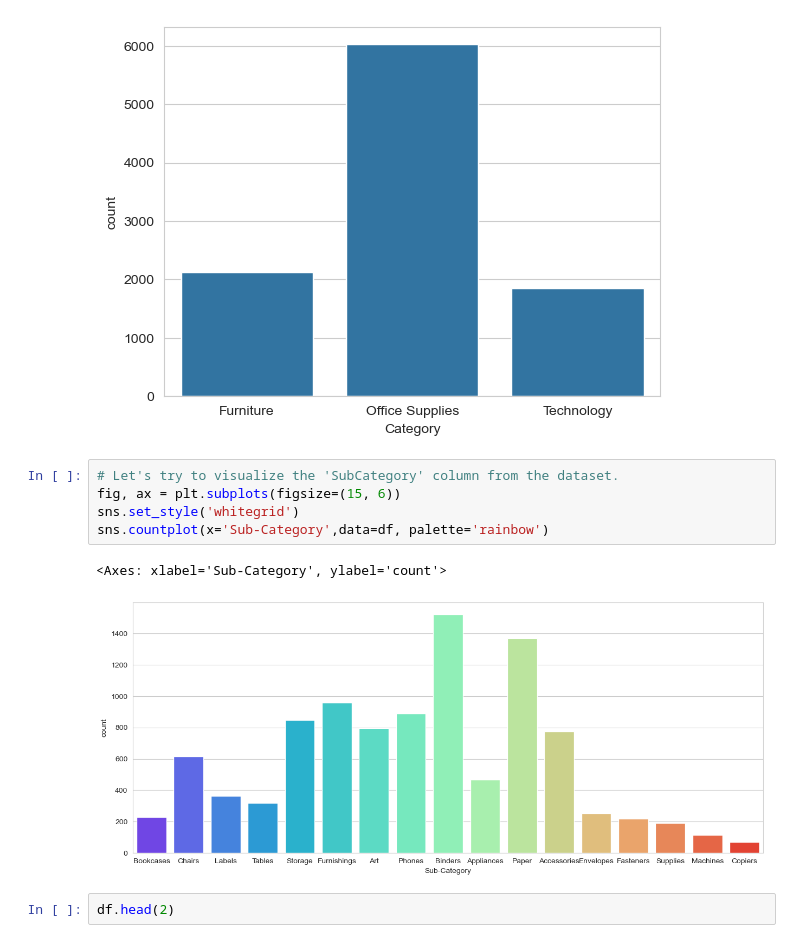
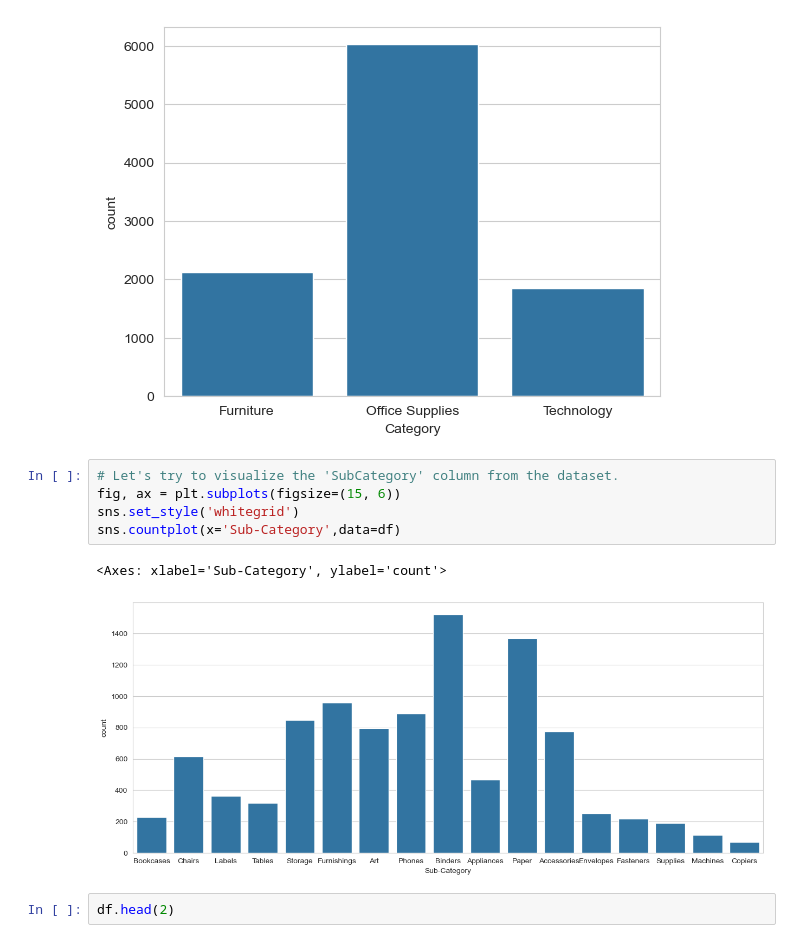
Before and after one commit to Sudha25a/E-Commerce-Project, a Jupyter notebook: E commerce Practice.ipynb, the cells around one changed output. Cells and saved outputs as stored; diff of their text form.

```diff
--- a/E commerce Practice.ipynb
+++ b/E commerce Practice.ipynb
@@ -118,11 +118,11 @@ plt.show()
 # %%
 # Let's try to visualize the 'SubCategory' column from the dataset.
 fig, ax = plt.subplots(figsize=(15, 6))
 sns.set_style('whitegrid')
-sns.countplot(x='Sub-Category',data=df, palette='rainbow')
+sns.countplot(x='Sub-Category',data=df)
 # %% [output]
 <Axes: xlabel='Sub-Category', ylabel='count'>
-[figure, old version]
+[figure, new version]
 # %%
 df.head(2)
 # %% [output]
```
Also changed, not shown: 2 other files.
